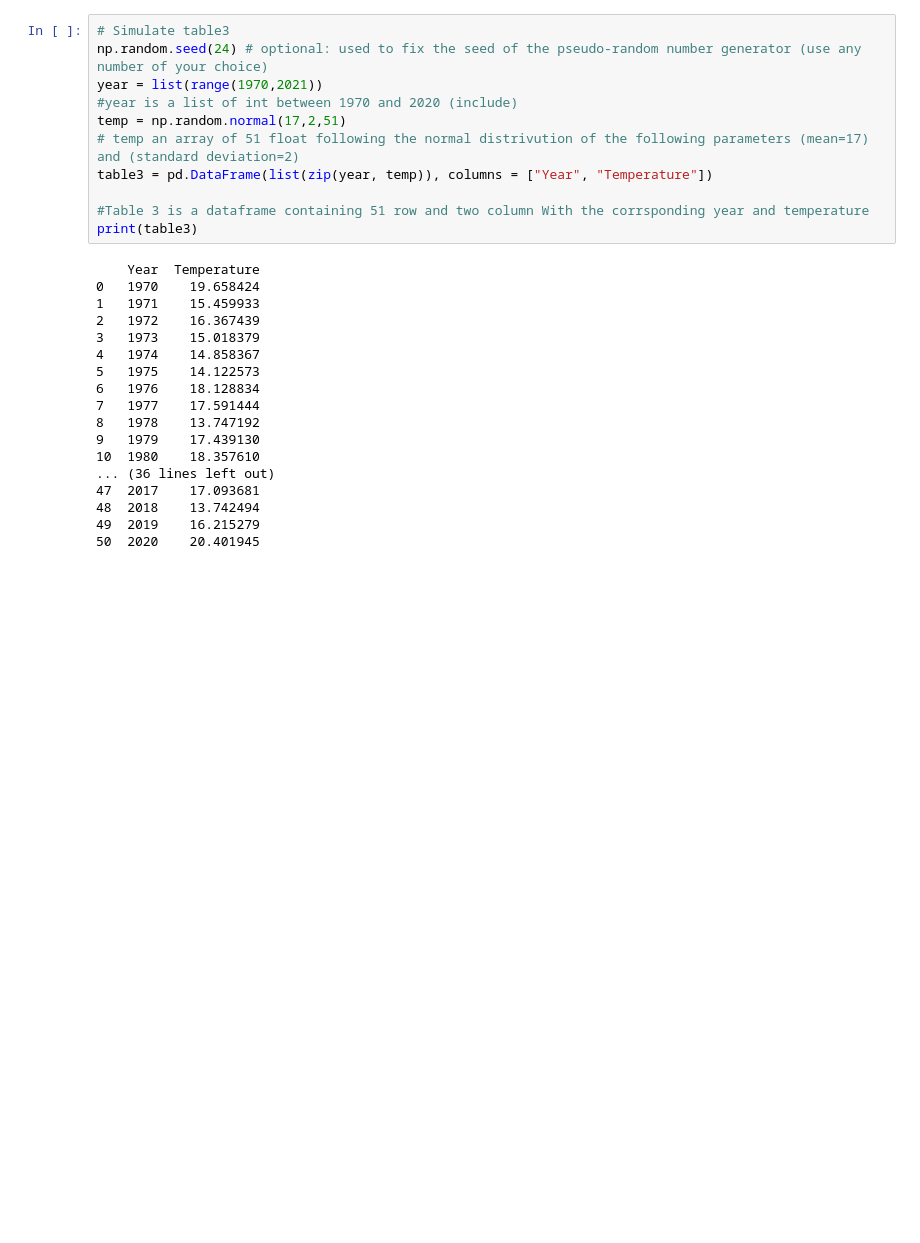
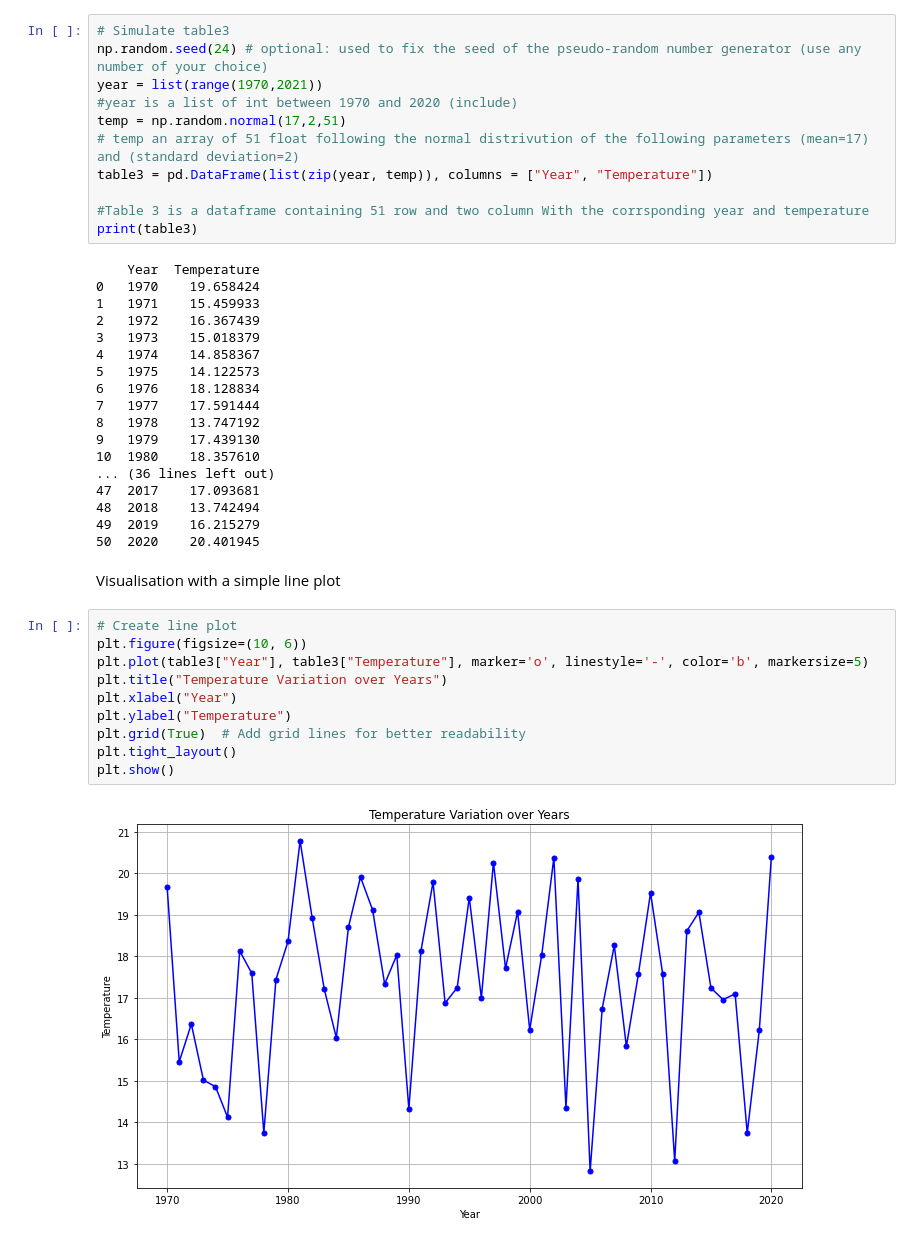
Before and after one commit to isa-ulisboa/greends-avcad-2024, a Jupyter notebook: Tristan BERTRAND/Assignement_ACVD_2.ipynb, the cells around one changed output. Saved outputs shown, nothing was run; the diff lists cells and outputs as text; blank space fills up the shorter version.

```diff
--- a/Tristan BERTRAND/Assignement_ACVD_2.ipynb
+++ b/Tristan BERTRAND/Assignement_ACVD_2.ipynb
@@ -126,6 +163,20 @@ print(table3)
 48  2018    13.742494
 49  2019    16.215279
 50  2020    20.401945
+# %% [markdown]
+Visualisation with a simple line plot
+# %%
+# Create line plot
+plt.figure(figsize=(10, 6))
+plt.plot(table3["Year"], table3["Temperature"], marker='o', linestyle='-', color='b', markersize=5)
+plt.title("Temperature Variation over Years")
+plt.xlabel("Year")
+plt.ylabel("Temperature")
+plt.grid(True)  # Add grid lines for better readability
+plt.tight_layout()
+plt.show()
+# %% [output]
+[figure, added]
 # %%
 # Simulate table4
 xx = np.array([16,21])
```
Also changed, not shown: parts of 10 cells of this notebook.
